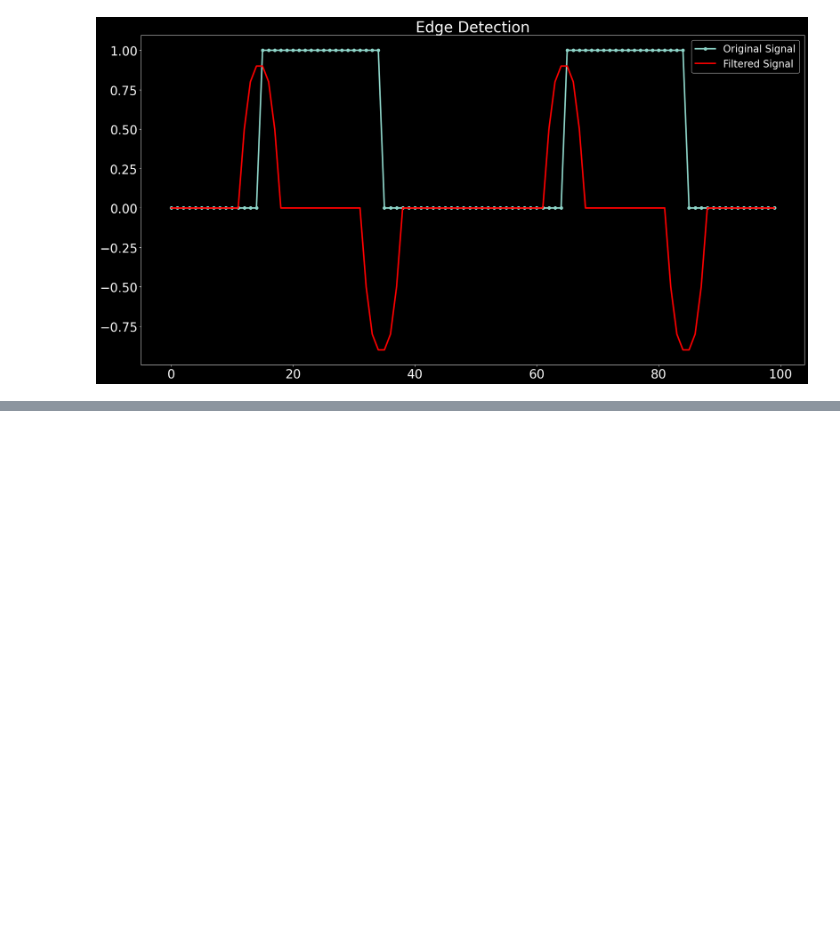
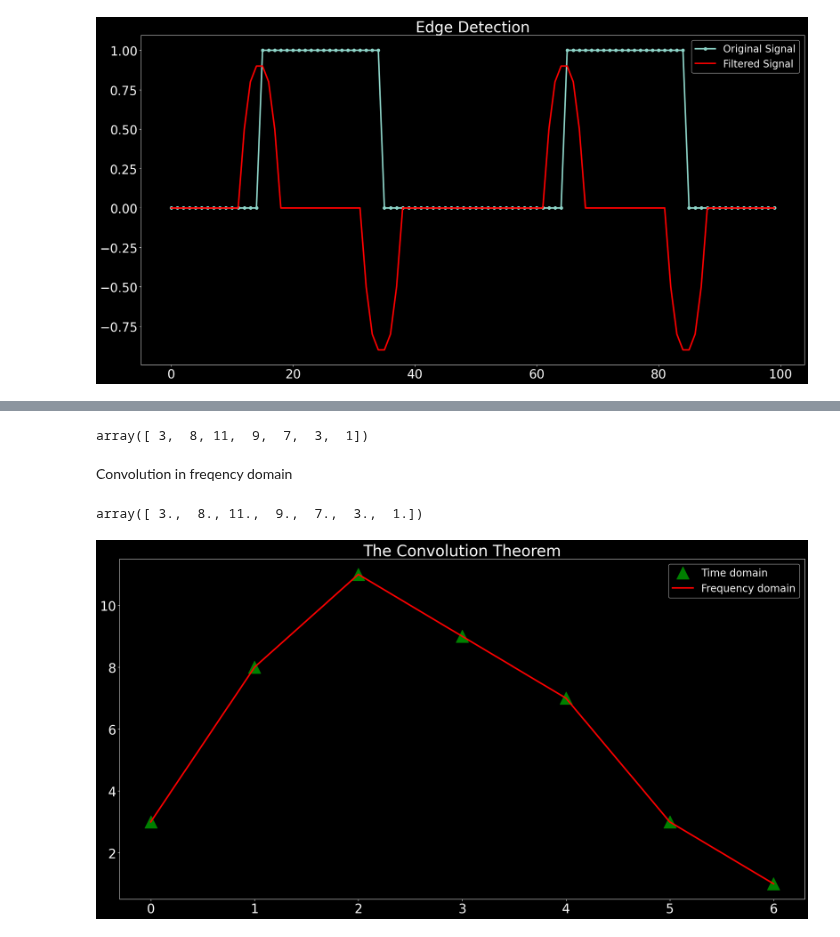
Before and after one commit to hbrandon15/ISP-with-Python, a Jupyter notebook: fundamentals_of_signal_processing/10_applications_of_convolution.ipynb, the cells around one changed output, grey strips where cells are left out. Saved outputs shown, nothing was run; the diff lists cells and outputs as text; code cells hidden in the pictures; blank space fills up the shorter version.

Commit message:
Add notes on the convolution theorem

```diff
--- a/fundamentals_of_signal_processing/10_applications_of_convolution.ipynb
+++ b/fundamentals_of_signal_processing/10_applications_of_convolution.ipynb
@@ -134,0 +147,10 @@ plt.show()
+# %%
+Time_dom = np.convolve(sig,ker)
+Time_dom
+# %% [output]
+array([ 3,  8, 11,  9,  7,  3,  1])
+# %%
+nconv = len(Time_dom)
+print(nconv)
+# %% [markdown]
+Convolution in freqency domain
@@ -134,0 +159,26 @@ plt.show()
+# %%
+sigF = scipy.fft.fft(sig, nconv)
+kerF = scipy.fft.fft(ker,nconv)
+# %%
+# Element-wise multiplication of signal and kernel
+sigFFT = sigF * kerF
+
+# Inverse FFT
+Freq_dom = np.real( scipy.fft.ifft( sigFFT))
+Freq_dom
+# %% [output]
+array([ 3.,  8., 11.,  9.,  7.,  3.,  1.])
+# %%
+
+
+plt.figure(figsize= (24,12))
+style.use('dark_background')
+plt.rcParams['xtick.labelsize'] = 25
+plt.rcParams['ytick.labelsize'] = 25
+plt.plot(Time_dom,'g^', markersize = 25, label = 'Time domain')
+plt.plot(Freq_dom, '-r',  linewidth = 3, label = 'Frequency domain')
+plt.legend(fontsize = 20)
+plt.title('The Convolution Theorem', fontsize = 30)
+plt.show()
+# %% [output]
+[figure, added]
```
Also changed, not shown: parts of 5 cells of this notebook.
